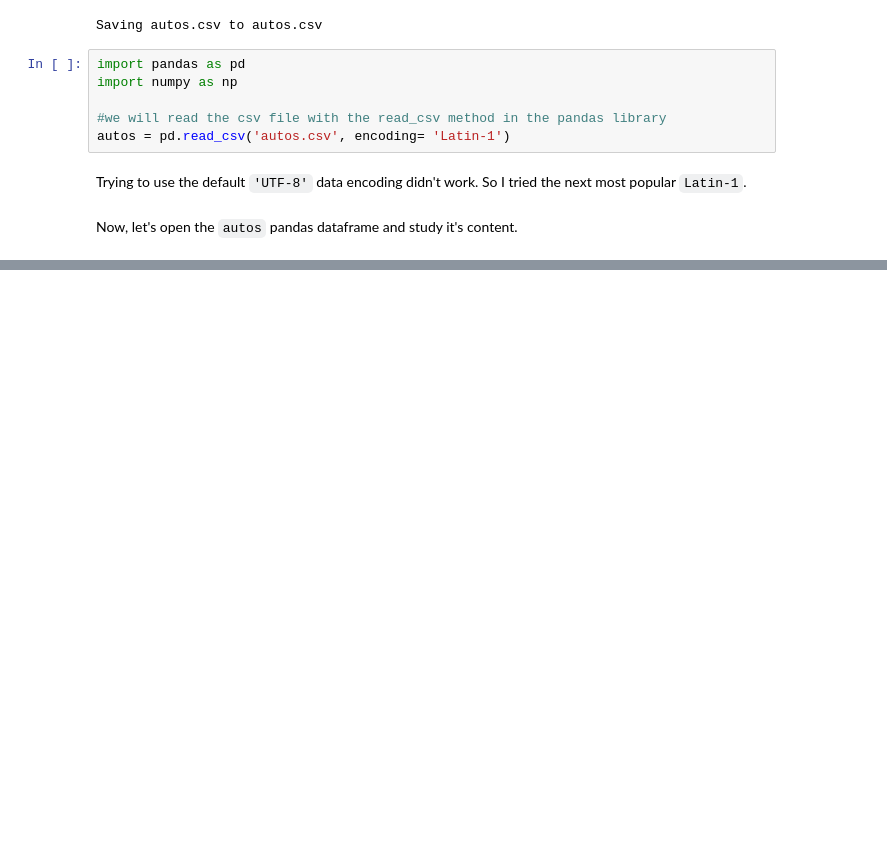
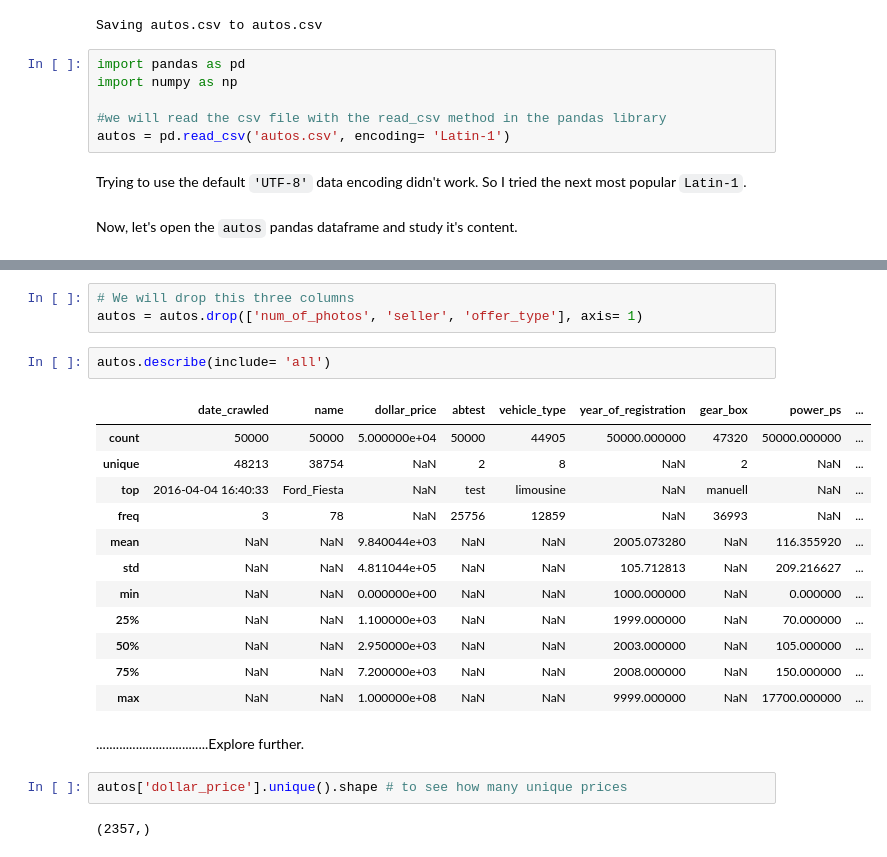
Before and after one commit to Th3nn3ss/Exploring_Ebay_Car_Sale_Dataset, a Jupyter notebook: Basics.ipynb, the cells around one changed output, grey strips where cells are left out. Drawn from its saved outputs; the diff is of its cells as text; blank space fills up the shorter version.

```diff
--- a/Basics.ipynb
+++ b/Basics.ipynb
@@ -71,0 +257,24 @@ autos
+# %%
+# We will drop this three columns
+autos = autos.drop(['num_of_photos', 'seller', 'offer_type'], axis= 1)
+# %%
+autos.describe(include= 'all')
+# %% [output]
+|  | date_crawled | name | dollar_price | abtest | vehicle_type | year_of_registration | gear_box | power_ps | ... |
+| count | 50000 | 50000 | 5.000000e+04 | 50000 | 44905 | 50000.000000 | 47320 | 50000.000000 | ... |
+| unique | 48213 | 38754 | NaN | 2 | 8 | NaN | 2 | NaN | ... |
+| top | 2016-04-04 16:40:33 | Ford_Fiesta | NaN | test | limousine | NaN | manuell | NaN | ... |
+| freq | 3 | 78 | NaN | 25756 | 12859 | NaN | 36993 | NaN | ... |
+| mean | NaN | NaN | 9.840044e+03 | NaN | NaN | 2005.073280 | NaN | 116.355920 | ... |
+| std | NaN | NaN | 4.811044e+05 | NaN | NaN | 105.712813 | NaN | 209.216627 | ... |
+| min | NaN | NaN | 0.000000e+00 | NaN | NaN | 1000.000000 | NaN | 0.000000 | ... |
+| 25% | NaN | NaN | 1.100000e+03 | NaN | NaN | 1999.000000 | NaN | 70.000000 | ... |
+| 50% | NaN | NaN | 2.950000e+03 | NaN | NaN | 2003.000000 | NaN | 105.000000 | ... |
+| 75% | NaN | NaN | 7.200000e+03 | NaN | NaN | 2008.000000 | NaN | 150.000000 | ... |
+| max | NaN | NaN | 1.000000e+08 | NaN | NaN | 9999.000000 | NaN | 17700.000000 | ... |
+# %% [markdown]
+..................................Explore further.
+# %%
+autos['dollar_price'].unique().shape # to see how many unique prices
+# %% [output]
+(2357,)
```
Also changed, not shown: parts of 31 cells of this notebook.
